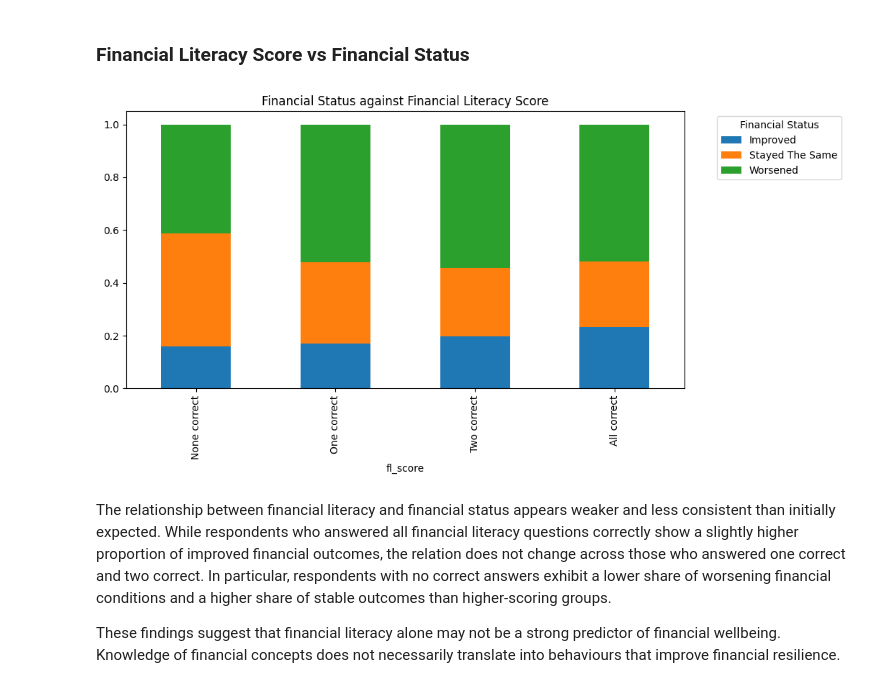
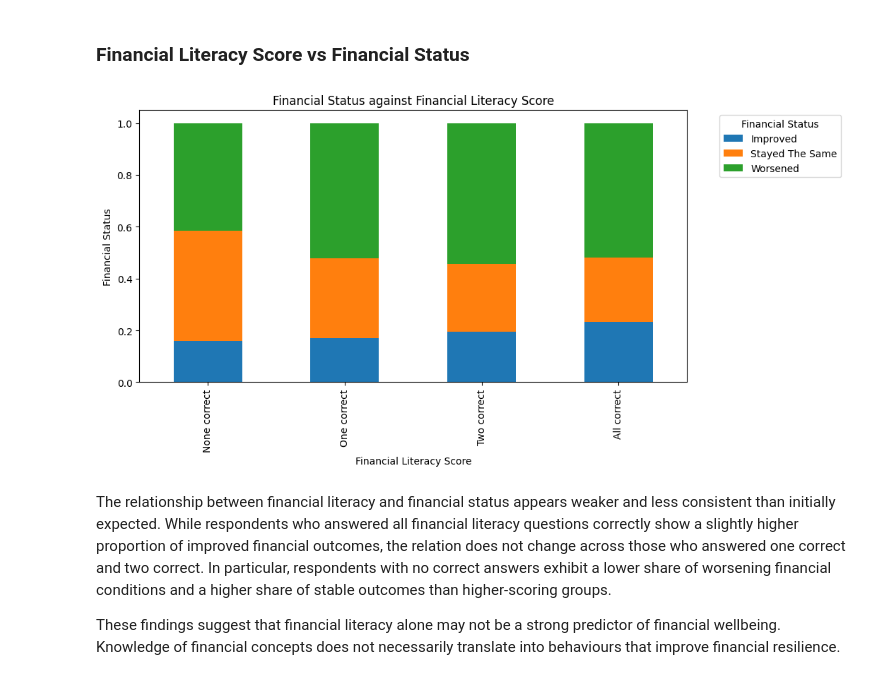
Before and after one commit to Guy0Kana/Datasprint2026-KenyaFinAccess, a Jupyter notebook: finaccess2024.ipynb, the cells around one changed output. Saved outputs shown, nothing was run; the diff lists cells and outputs as text; code cells hidden in the pictures.

```diff
--- a/finaccess2024.ipynb
+++ b/finaccess2024.ipynb
@@ -326,24 +331,26 @@ Coupled with Experienced Shock against Financial Status, it paints the picture t
 # %%
 literacy_table = pd.crosstab(
     financialaccess['fl_score'],
     financialaccess['financial_status'],
     normalize='index'
 )
 
 order = ['None correct', 'One correct', 'Two correct', 'All correct']
 literacy_table = literacy_table.reindex(order)
 
 literacy_table.plot(
     kind='bar',
     stacked=True,
     figsize=(10,5)
 )
 
 plt.title("Financial Status against Financial Literacy Score")
+plt.xlabel("Financial Literacy Score")
+plt.ylabel("Financial Status")
 plt.legend(title="Financial Status", bbox_to_anchor=(1.05, 1), loc='upper left')
 plt.show()
 # %% [output]
-[figure, old version]
+[figure, new version]
 # %% [markdown]
 The relationship between financial literacy and financial status appears weaker and less consistent than initially expected.
 While respondents who answered all financial literacy questions correctly show a slightly higher proportion of improved financial outcomes, the relation does not change across those who answered one correct and two correct. In particular, respondents with no correct answers exhibit a lower share of worsening financial conditions and a higher share of stable outcomes than higher-scoring groups.
```
Also changed, not shown: parts of 6 cells of this notebook.
